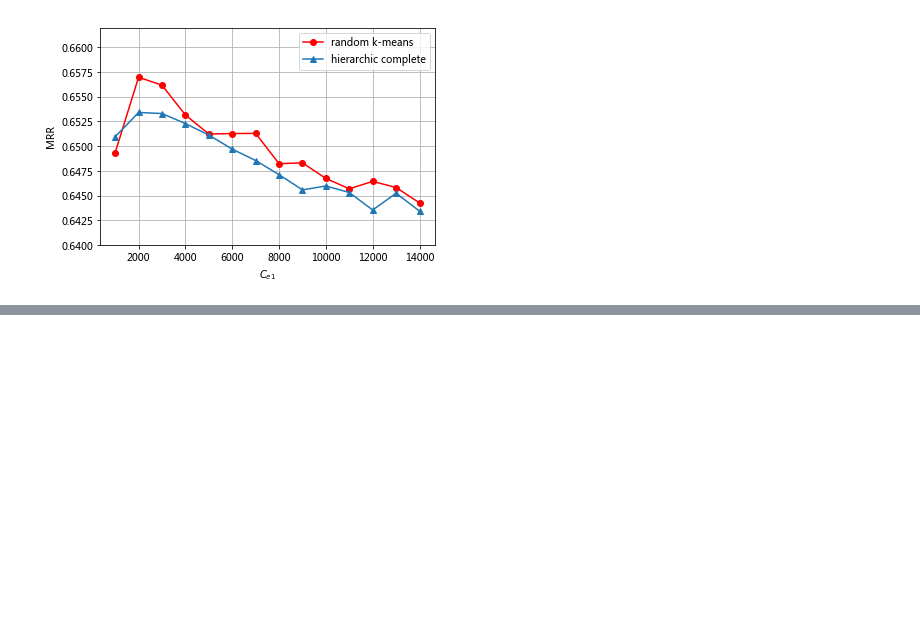
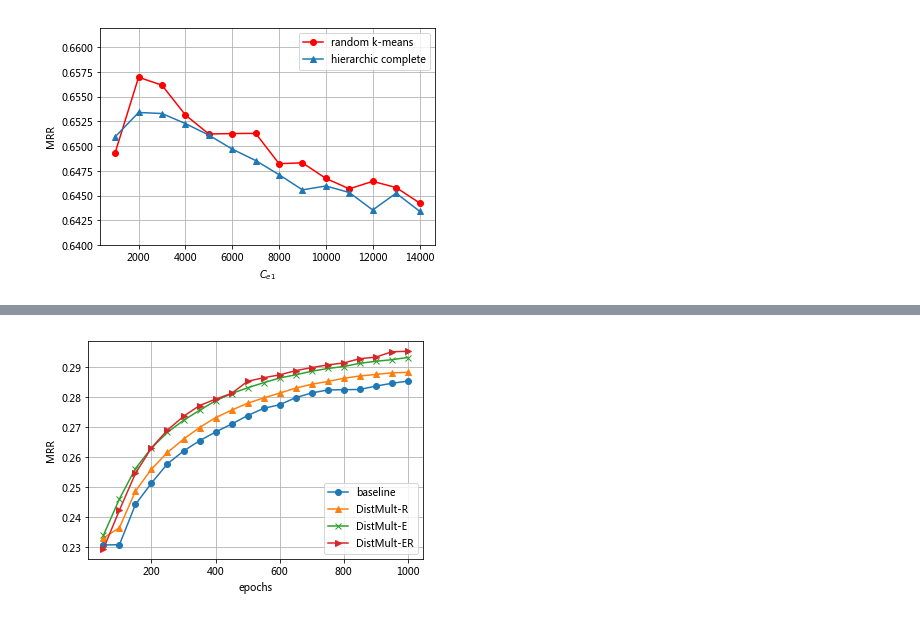
Before and after one commit to zffffw/knowledge-graph-embedding-experiment, a Jupyter notebook: draw_loss.ipynb, the cells around one changed output, grey strips where cells are left out. Saved outputs shown, nothing was run; the diff lists cells and outputs as text; code cells hidden in the pictures; blank space fills up the shorter version.

```diff
--- a/draw_loss.ipynb
+++ b/draw_loss.ipynb
@@ -300,0 +318,17 @@ plt.savefig('complex_fb15k_mrr_ent_c',dpi=500,bbox_inches = 'tight')
+# %%
+distmult_base = [0.230642,0.230739,0.244188,0.251317,0.257774,0.26202,0.265457,0.268394,0.271025,0.273867,0.276277,0.277487,0.279848,0.281422,0.282423,0.282516,0.282593,0.283709,0.284641,0.285389]
+distmult_e = [0.233894357,0.246043071,0.256189786,0.263019286,0.268275786,0.272269,0.275630643,0.278805357,0.281240643,0.283148571,0.284850714,0.286414,0.287497643,0.288668357,0.289596143,0.290247857,0.291329643,0.292000786,0.292533429,0.293268071]
+distmult_r = [0.232948714,0.236420143,0.248615857,0.256014286,0.261565286,0.265983857,0.269885,0.273165857,0.275673714,0.277992714,0.279756429,0.281380143,0.283036857,0.284332857,0.285255286,0.286317857,0.287101429,0.287593714,0.288161857,0.288311286]
+distmult_er = [0.229331,0.242276,0.254566,0.26308,0.269035,0.273599,0.27723,0.27935,0.281274,0.285318,0.286511,0.287464,0.288871,0.289898,0.290788,0.29145,0.292869,0.293392,0.295178,0.295358]
+x = range(50, 1001, 50)
+plt.plot(x, distmult_base, 'o-', label='baseline')
+plt.plot(x, distmult_r, '^-', label='DistMult-R')
+plt.plot(x, distmult_e, 'x-', label='DistMult-E')
+plt.plot(x, distmult_er, '>-', label='DistMult-ER')
+plt.xlabel('epochs')
+plt.ylabel('MRR')
+plt.legend()
+plt.grid(True)
+plt.savefig('DistMult_237',dpi=500,bbox_inches = 'tight')
+# %% [output]
+[figure, added]
```
Also changed, not shown: parts of 3 cells of this notebook, 9 other files.
